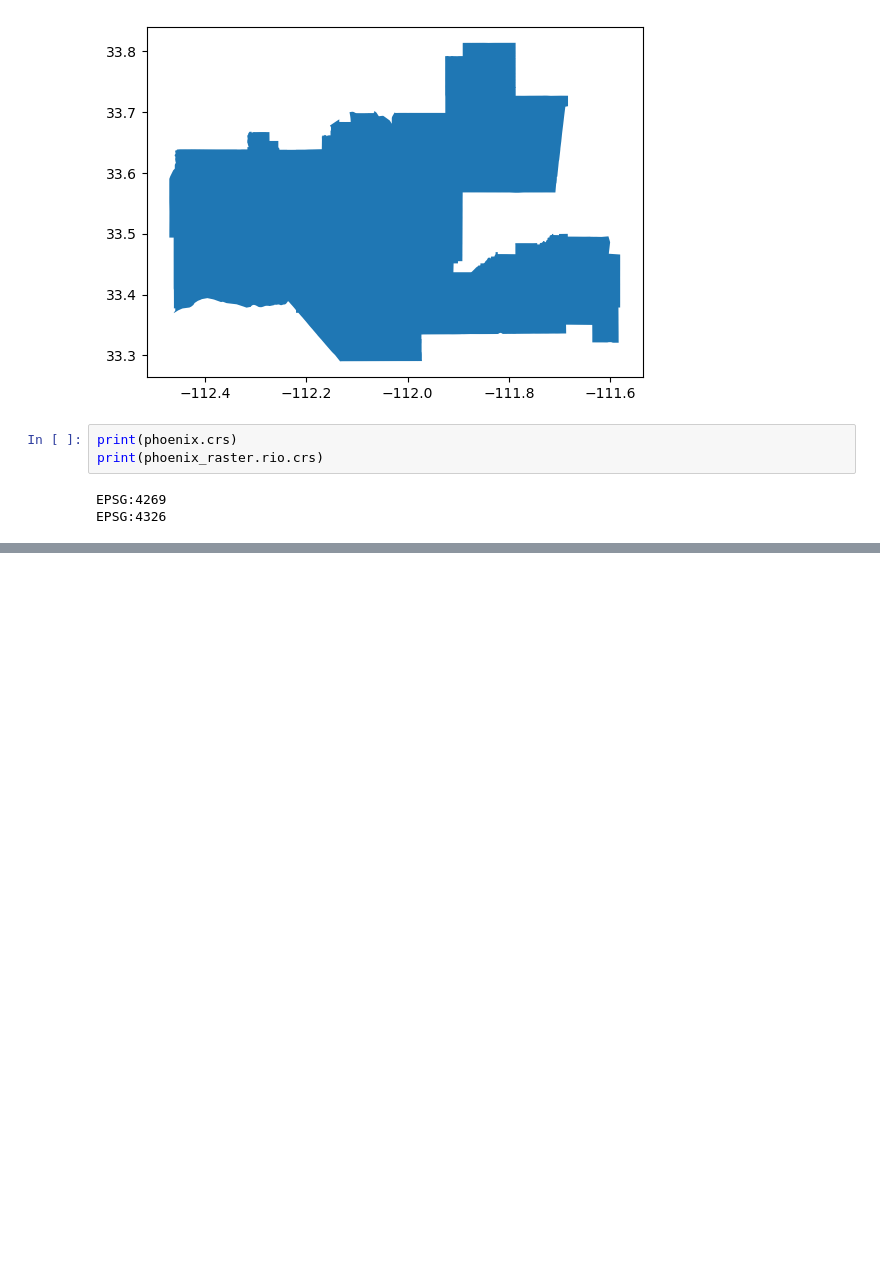
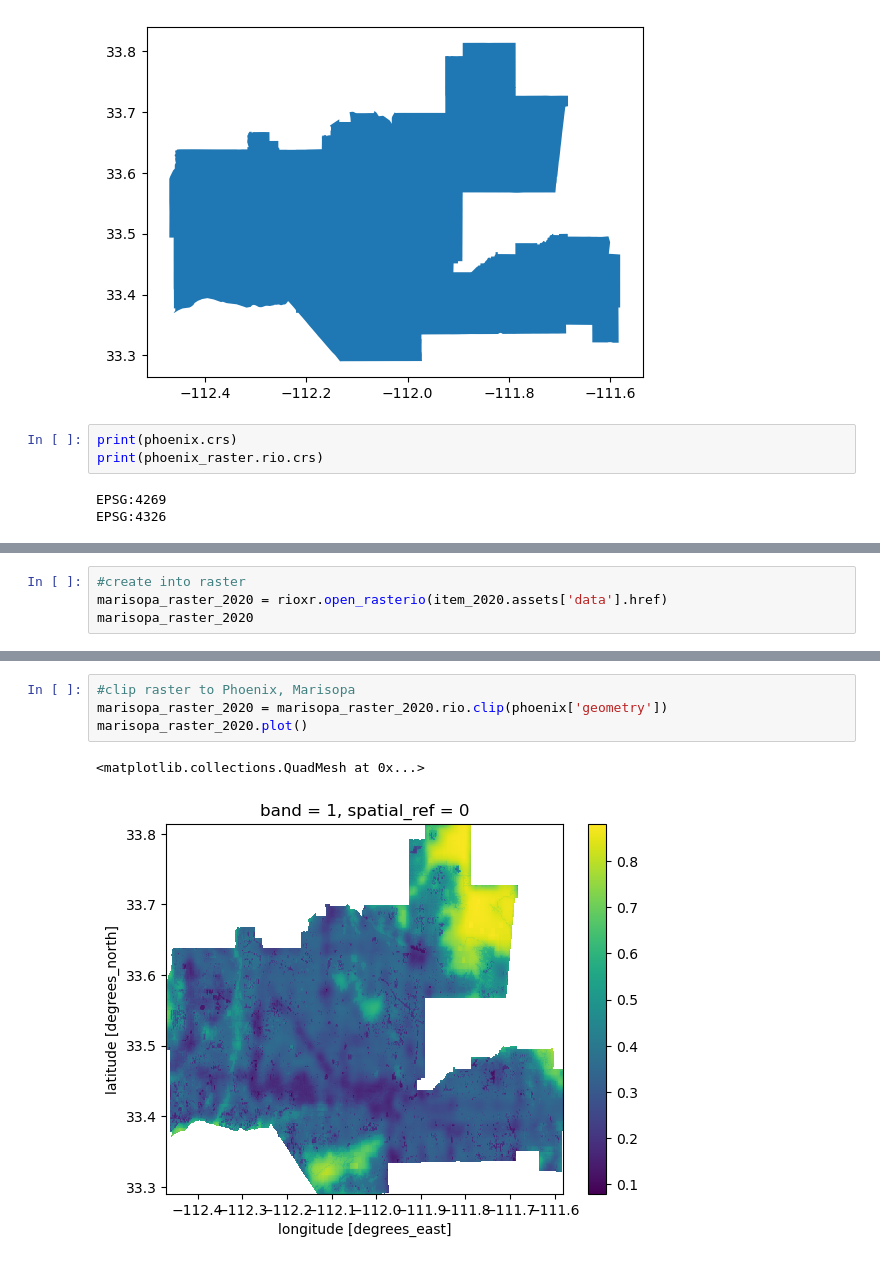
Before and after one commit to p-park6/biodiversity-index-phoenix, a Jupyter notebook: Pheonix_BII_change.ipynb, the cells around one changed output, grey strips where cells are left out. Cells and saved outputs as stored; diff of their text form; blank space fills up the shorter version.

```diff
--- a/Pheonix_BII_change.ipynb
+++ b/Pheonix_BII_change.ipynb
@@ -178,0 +222,4 @@ True
+# %%
+#create into raster
+marisopa_raster_2020 = rioxr.open_rasterio(item_2020.assets['data'].href)
+marisopa_raster_2020
@@ -178,0 +238,7 @@ True
+# %%
+#clip raster to Phoenix, Marisopa
+marisopa_raster_2020 = marisopa_raster_2020.rio.clip(phoenix['geometry'])
+marisopa_raster_2020.plot()
+# %% [output]
+<matplotlib.collections.QuadMesh at 0x...>
+[figure, added]
```
Also changed, not shown: parts of 31 cells of this notebook.
